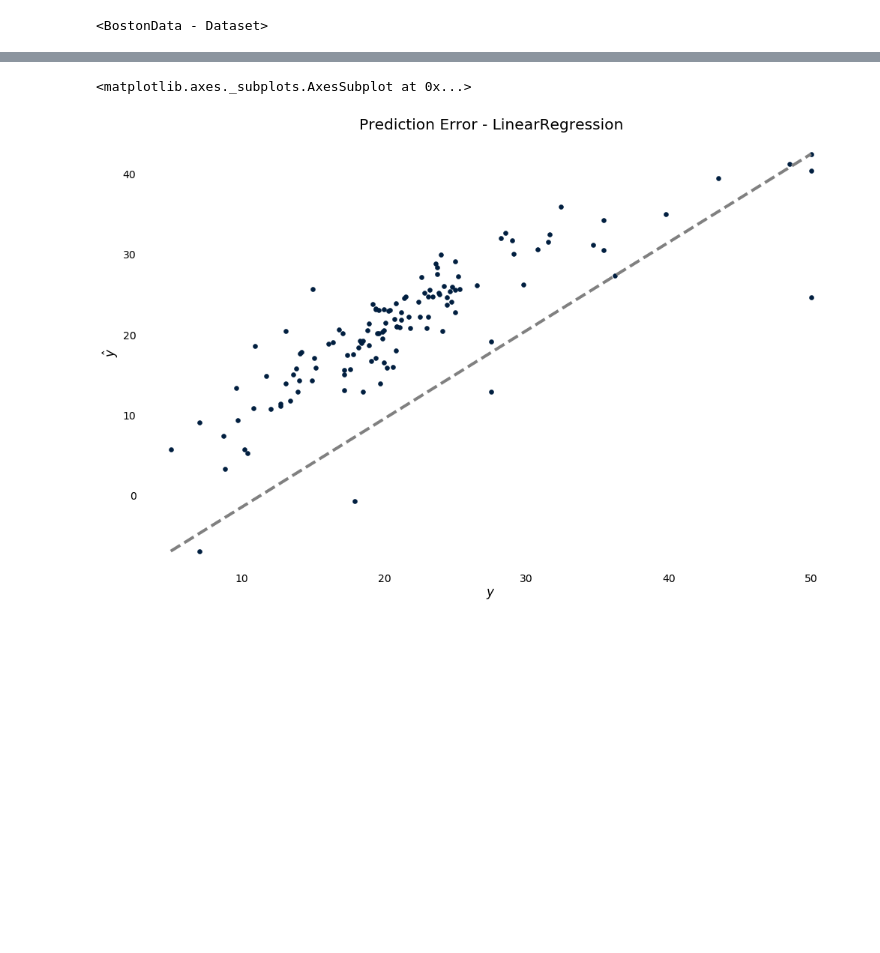
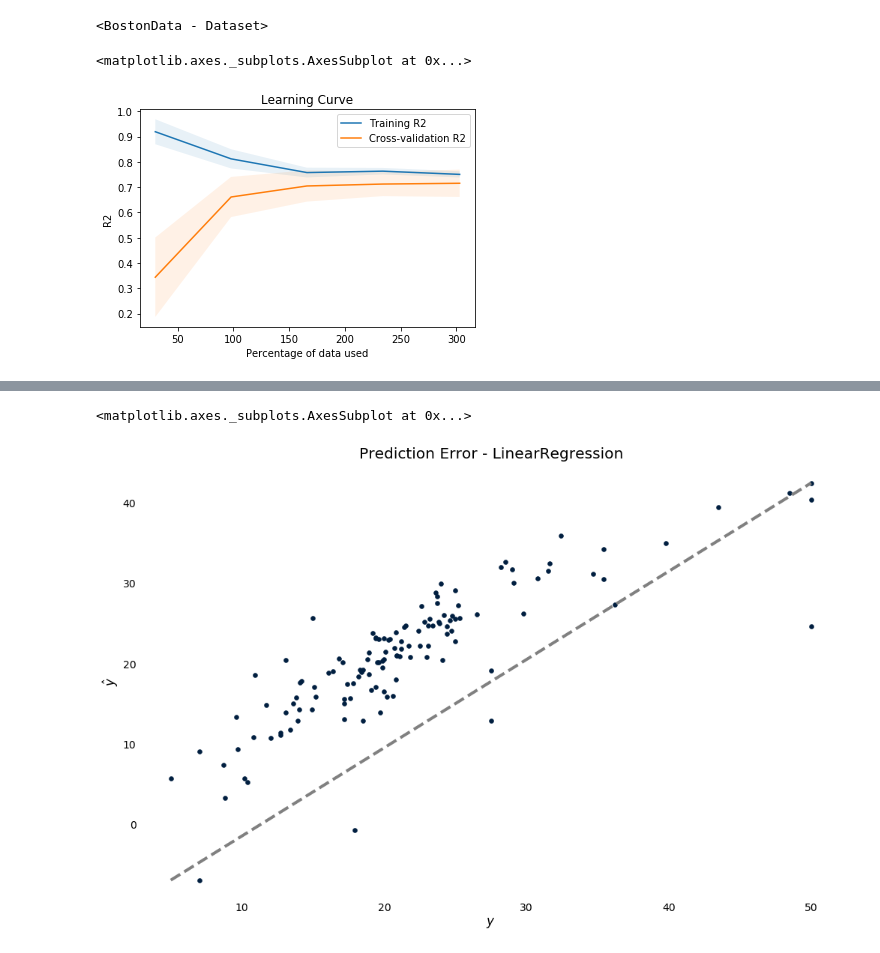
Before and after one commit to andersbogsnes/ml_tooling, a Jupyter notebook: notebooks/Boston Houseprices Demo.ipynb, the cells around one changed output, grey strips where cells are left out. Cells and saved outputs as stored; diff of their text form; code cells hidden in the pictures; blank space fills up the shorter version.

Commit message:
Added Learning Curve plot
Wrote tests for learning curve plot
Minor refactoring - suppressing warnings
Updated requirements.txt

```diff
--- a/notebooks/Boston Houseprices Demo.ipynb
+++ b/notebooks/Boston Houseprices Demo.ipynb
@@ -24,6 +28,11 @@ data = BostonData()
 data.create_train_test()
 # %% [output]
 <BostonData - Dataset>
+# %%
+plot_learning_curve(linear_boston.estimator, data.train_x, data.train_y)
+# %% [output]
+<matplotlib.axes._subplots.AxesSubplot at 0x...>
+[figure, added]
 # %%
 # Score the estimator yielding a Result object
 result = linear_boston.score_estimator(data)
```
Also changed, not shown: parts of 6 cells of this notebook, 9 other files.
